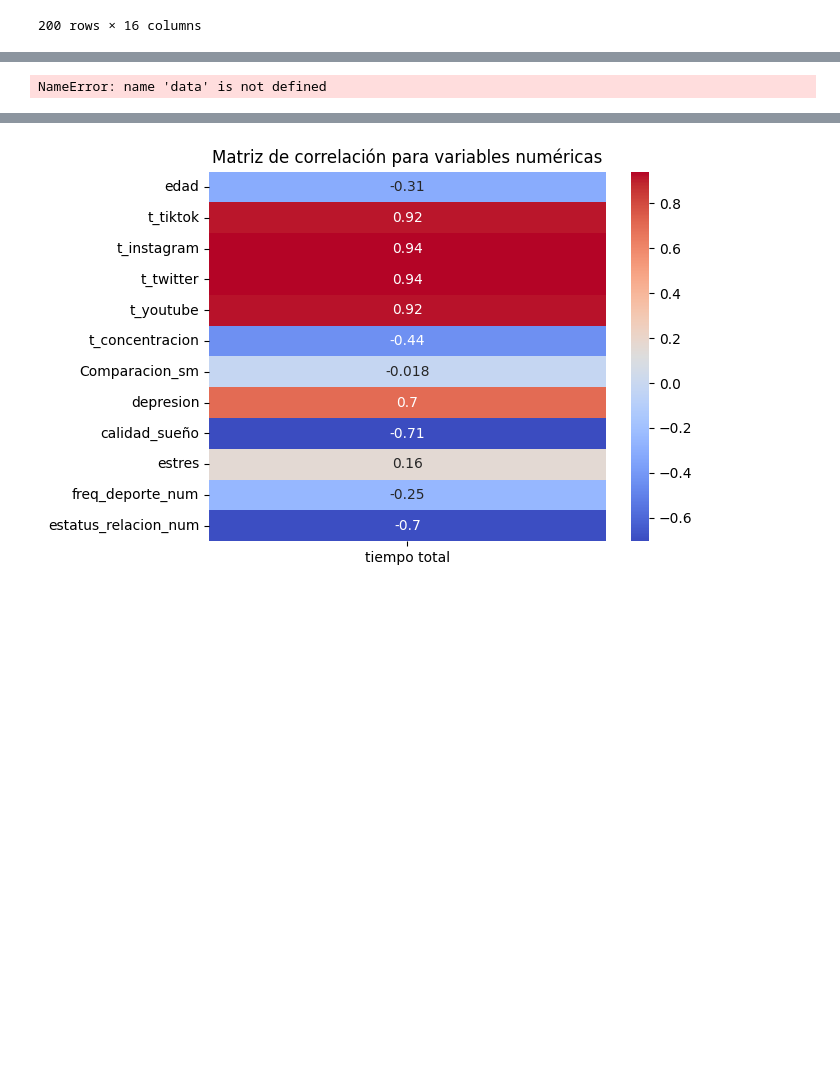
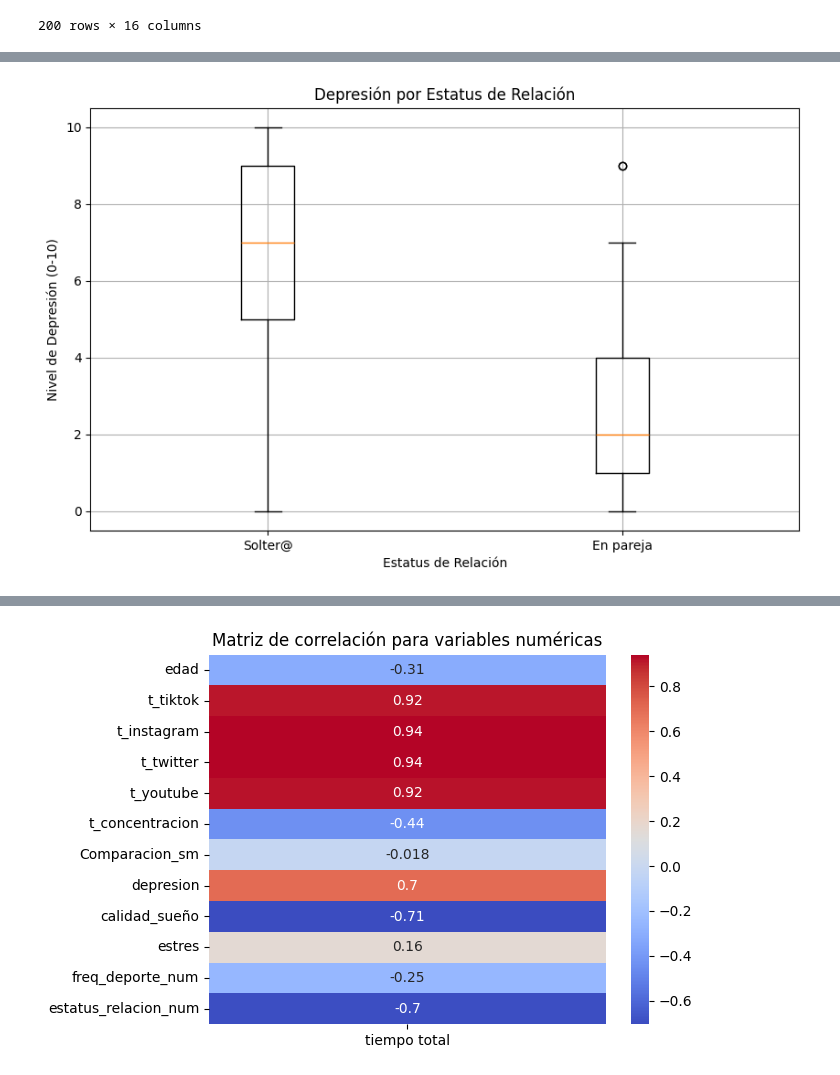
Before and after one commit to fabiaangzc/RedesSocialesySaludMental, a Jupyter notebook: Análisis descriptivo.ipynb, the cells around one changed output, grey strips where cells are left out. Drawn from its saved outputs; the diff is of its cells as text; code cells hidden in the pictures; blank space fills up the shorter version.

```diff
--- a/Análisis descriptivo.ipynb
+++ b/Análisis descriptivo.ipynb
@@ -347,13 +351,13 @@ plt.show()
 # %%
-data_to_plot = [data['Depresión (0-10)'][data['Estatus de relación'] == status] for status in data['Estatus de relación'].unique()]
+data_to_plot = [df['depresion'][df['estatus_r'] == status] for status in df['estatus_r'].unique()]
 
 plt.figure(figsize=(10, 6))
-plt.boxplot(data_to_plot, labels=data['Estatus de relación'].unique())
+plt.boxplot(data_to_plot, labels=df['estatus_r'].unique())
 plt.xlabel('Estatus de Relación')
 plt.ylabel('Nivel de Depresión (0-10)')
 plt.title('Depresión por Estatus de Relación')
 plt.grid(True)
 plt.show()
 # %% [output]
-NameError: name 'data' is not defined
+[figure, added]
 # %%
```
Also changed, not shown: parts of 5 cells of this notebook.
